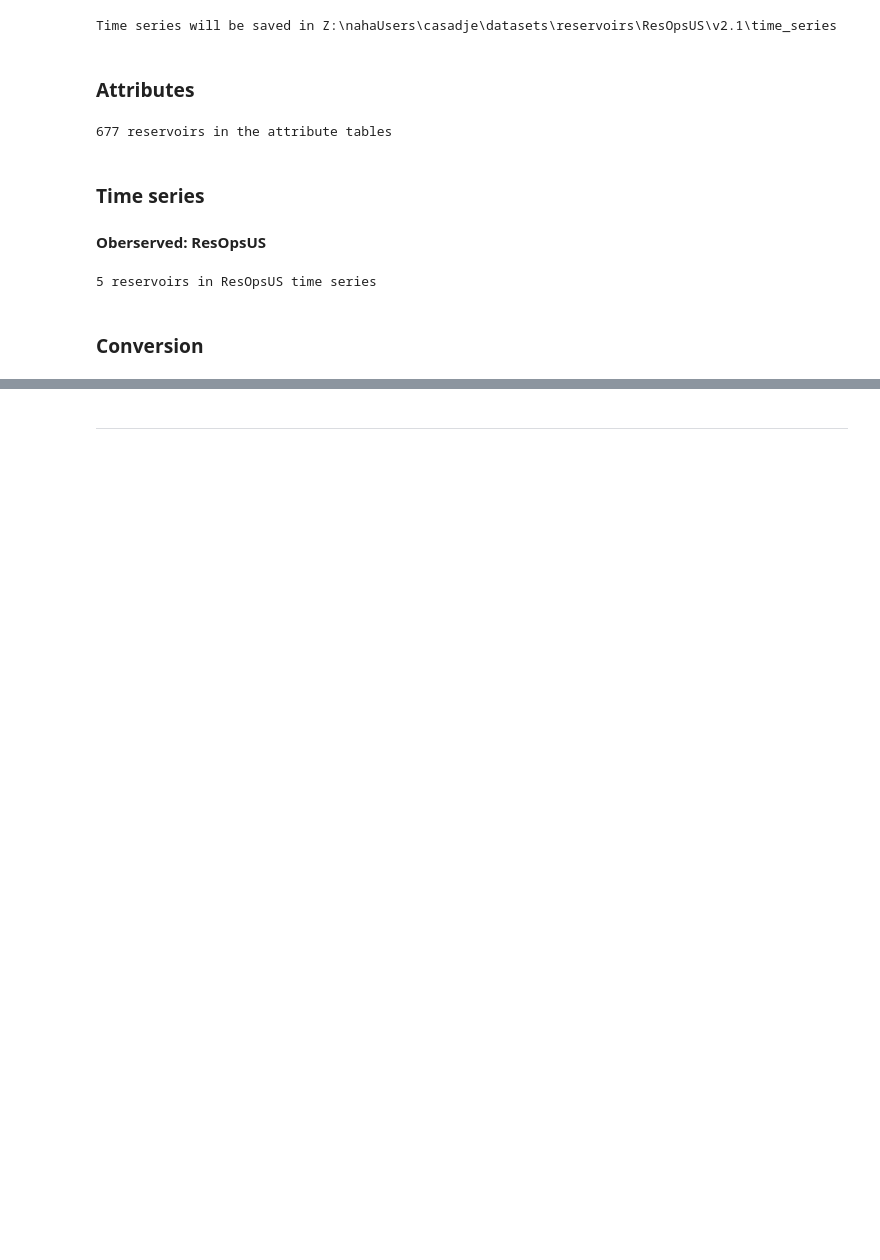
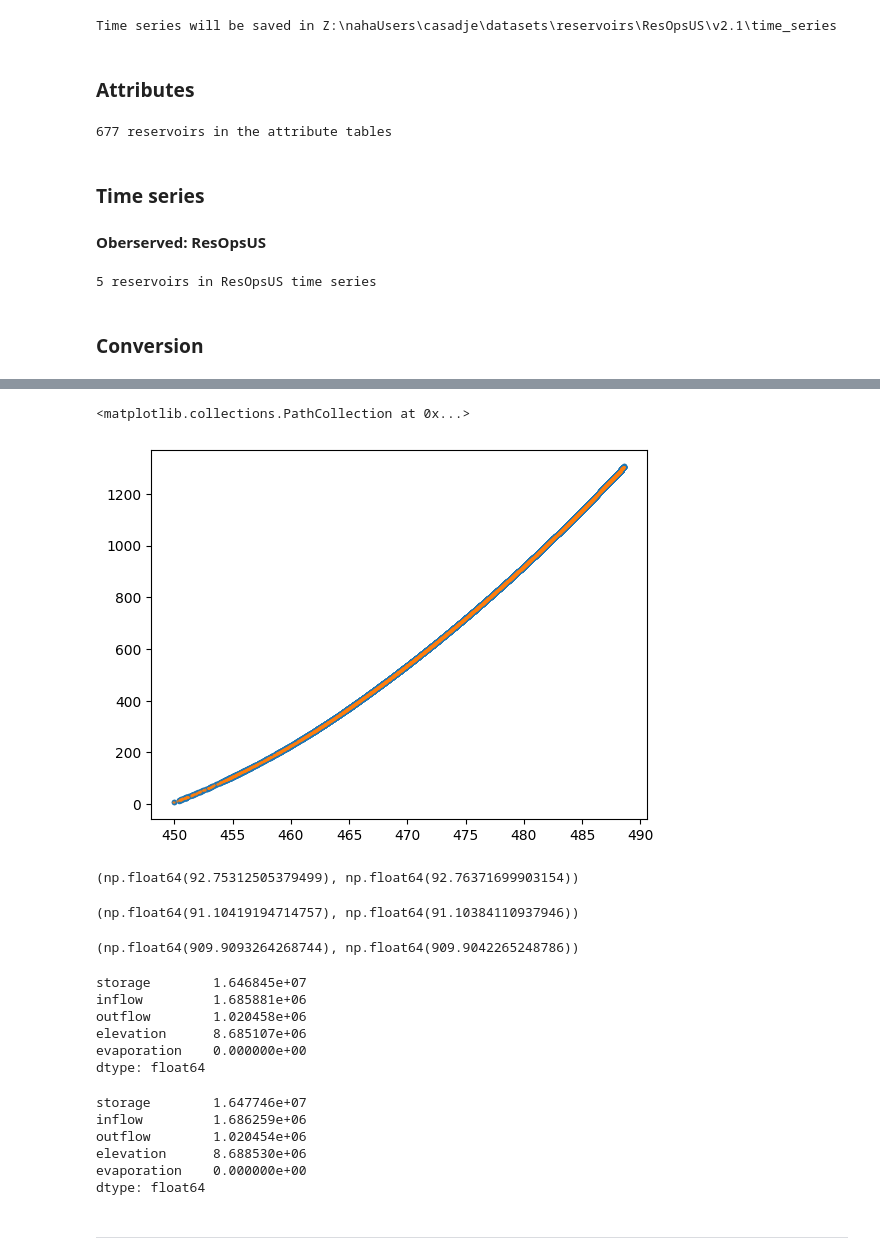
Before and after one commit to casadoj/lisflood-reservoirs, a Jupyter notebook: notebook/ResOpsUS/dataset/convert_timezone.ipynb, the cells around one changed output, grey strips where cells are left out. Saved outputs shown, nothing was run; the diff lists cells and outputs as text; code cells hidden in the pictures; blank space fills up the shorter version.

```diff
--- a/notebook/ResOpsUS/dataset/convert_timezone.ipynb
+++ b/notebook/ResOpsUS/dataset/convert_timezone.ipynb
@@ -333,2 +283,38 @@ offset: 7 h
+# %%
+plt.scatter(ts.elevation, ts.storage, marker='.')
+plt.scatter(ts_reindex.elevation, ts_reindex.storage, marker='.', s=1)
+# %% [output]
+<matplotlib.collections.PathCollection at 0x...>
+[figure, added]
+# %%
+ts.inflow.mean(), ts_reindex.inflow.mean()
+# %% [output]
+(np.float64(92.75312505379499), np.float64(92.76371699903154))
+# %%
+ts.outflow.mean(), ts_reindex.outflow.mean()
+# %% [output]
+(np.float64(91.10419194714757), np.float64(91.10384110937946))
+# %%
+ts.storage.mean(), ts_reindex.storage.mean()
+# %% [output]
+(np.float64(909.9093264268744), np.float64(909.9042265248786))
+# %%
+ts.sum()
+# %% [output]
+storage        1.646845e+07
+inflow         1.685881e+06
+outflow        1.020458e+06
+elevation      8.685107e+06
+evaporation    0.000000e+00
+dtype: float64
+# %%
+ts_reindex.sum()
+# %% [output]
+storage        1.647746e+07
+inflow         1.686259e+06
+outflow        1.020454e+06
+elevation      8.688530e+06
+evaporation    0.000000e+00
+dtype: float64
 # %% [markdown]
 ***
```
Also changed, not shown: parts of 9 cells of this notebook.
